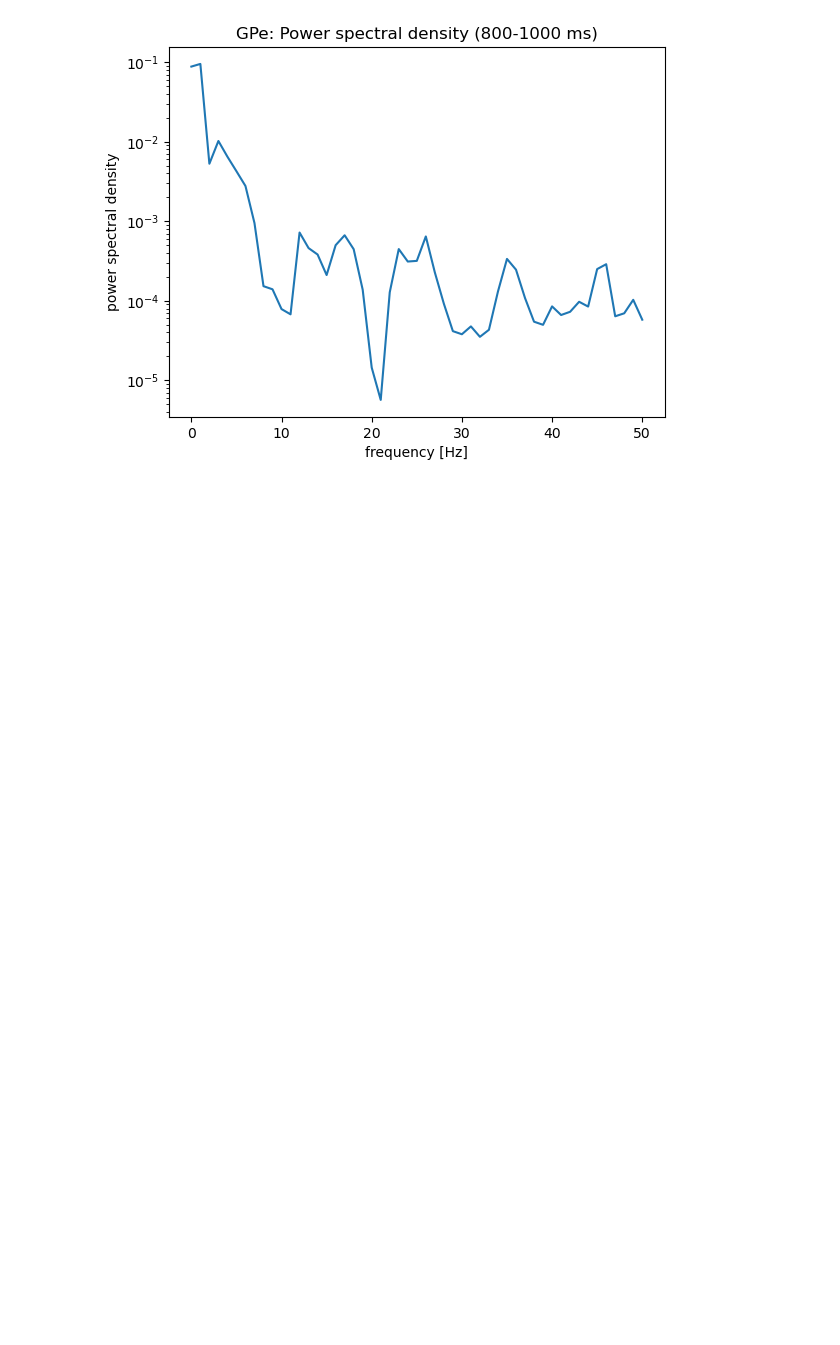
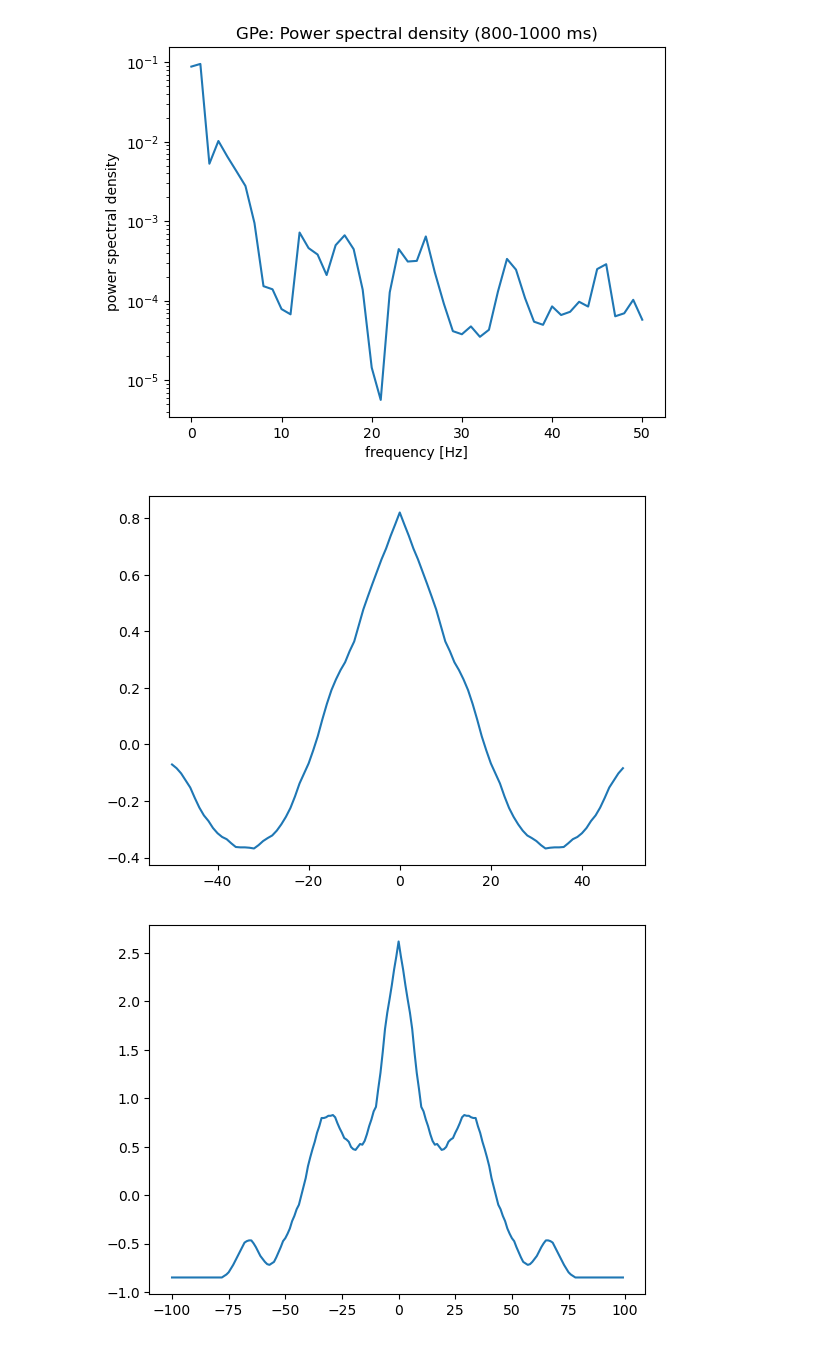
Before and after one commit to LadaKa/informatics-and-cognitive-science, a Jupyter notebook: Code/Python/FinalProject.ipynb, the cells around one changed output. Drawn from its saved outputs; the diff is of its cells as text; code cells hidden in the pictures; blank space fills up the shorter version.

Commit message:
Added basic autocorrelation

```diff
--- a/Code/Python/FinalProject.ipynb
+++ b/Code/Python/FinalProject.ipynb
@@ -191,3 +191,19 @@ for start, end in zip(intervals, intervals[1:]):
 [figure]
 [figure]
 [figure]
+# %%
+def norm_autocorrelation(fr):
+    autocorrelation = np.correlate(fr,fr,mode='same')
+    return (autocorrelation-np.mean(autocorrelation))/np.var(autocorrelation)
+
+for start, end in zip(intervals, intervals[1:]):
+    if np.max(meanFR_STN[start:end]) == 0:
+        continue
+    autocorrelation_STN = autocorrelation(meanFR_STN[start:end])
+    plt.figure()
+    y_size =len(autocorrelation_STN)
+   # print(y_size)
+    plt.plot(np.arange(-(end-start)/2, (end-start)/2), autocorrelation_STN)
+# %% [output]
+[figure, added]
+[figure, added]
```
